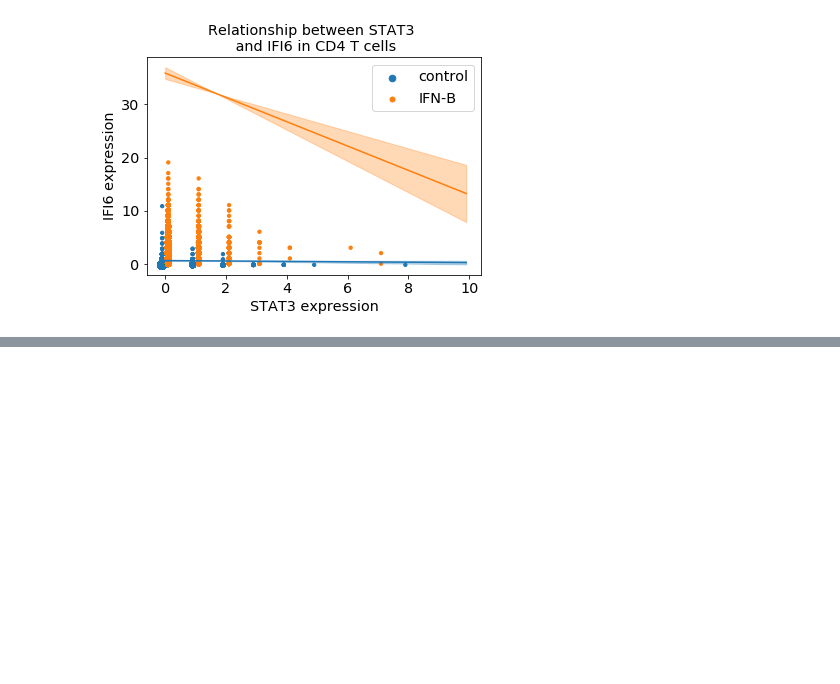
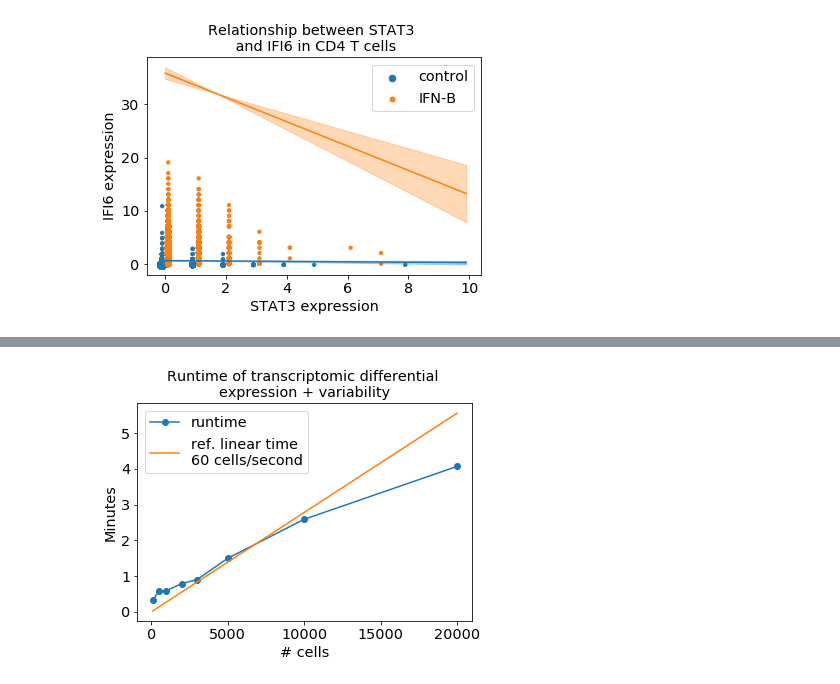
Before and after one commit to yelabucsf/scrna-parameter-estimation, a Jupyter notebook: examples/interferon_stimulation/interferon_analysis_notebook.ipynb, the cells around one changed output, grey strips where cells are left out. Drawn from its saved outputs; the diff is of its cells as text; code cells hidden in the pictures; blank space fills up the shorter version.

```diff
--- a/examples/interferon_stimulation/interferon_analysis_notebook.ipynb
+++ b/examples/interferon_stimulation/interferon_analysis_notebook.ipynb
@@ -766,0 +773,25 @@ plot_diff_corr(dc_result, corr_ci, moment_dict_1d, 'CD4 T cells', 'STAT3', 'IFI6
+# %%
+def one_run(N):
+
+    adata_copy = adata.copy()
+    sc.pp.subsample(adata_copy, n_obs=N)
+    estimator = scme.SingleCellEstimator(
+        adata=adata_copy,
+        group_label='stim',
+        n_umis_column='n_counts',
+        num_permute=10000,
+        beta=0.1)
+
+    estimator.estimate_beta_sq(tolerance=3)
+    estimator.estimate_parameters()
+
+    start = time.time()
+    imp.reload(scme)
+    estimator.compute_confidence_intervals_1d(
+        groups=['ctrl','stim'],
+        groups_to_compare=[('ctrl', 'stim')])
+
+    return time.time() - start
+# %%
+Ns = [100, 500, 1000, 2000, 3000, 5000, 10000, 20000]
+more_Ns = [10000 + 1000 * i for i in range(1, 9)]
@@ -766,0 +823,2 @@ plot_diff_corr(dc_result, corr_ci, moment_dict_1d, 'CD4 T cells', 'STAT3', 'IFI6
+# %%
+perm_times = [one_run(N) for N in Ns]
@@ -766,0 +887,10 @@ plot_diff_corr(dc_result, corr_ci, moment_dict_1d, 'CD4 T cells', 'STAT3', 'IFI6
+# %%
+plt.plot(Ns, np.array(perm_times)/60, '-o', label='runtime')
+plt.plot(Ns, np.array(Ns)/60/60, label='ref. linear time\n60 cells/second')
+plt.legend()
+plt.title('Runtime of transcriptomic differential \nexpression + variability')
+plt.ylabel('Minutes');
+plt.xlabel('# cells')
+plt.savefig(data_path + 'figures/sublinear_runtime.pdf', bbox_inches='tight')
+# %% [output]
+[figure, added]
```
Also changed, not shown: parts of 18 cells of this notebook, 12 other files.
